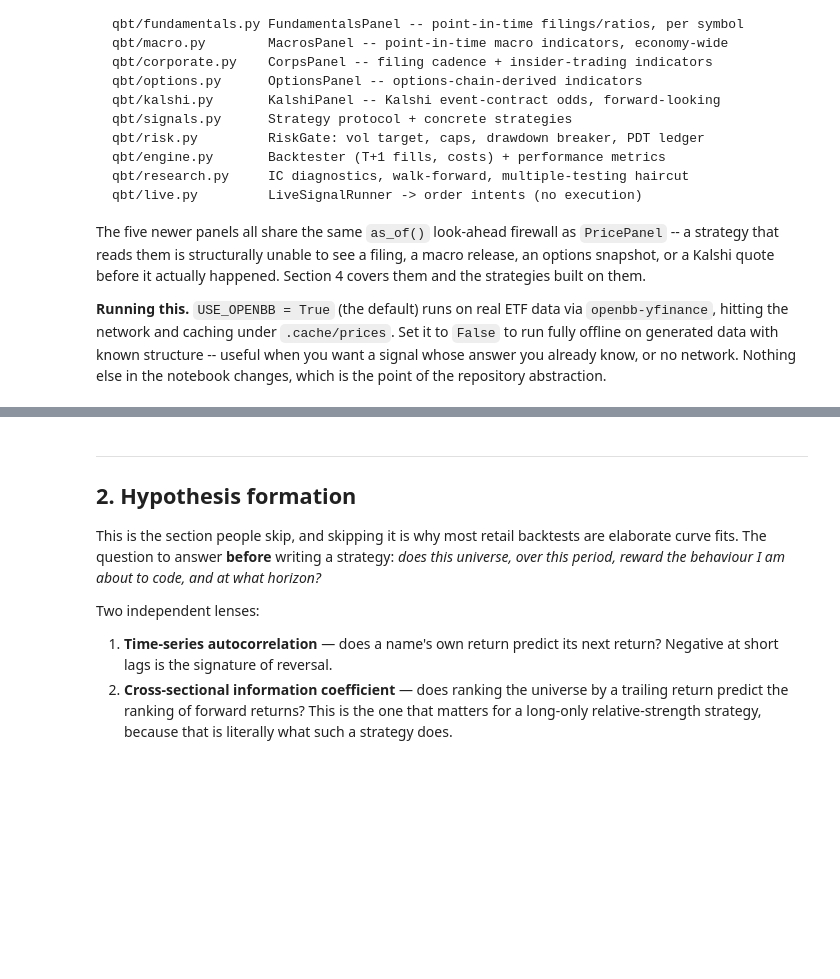
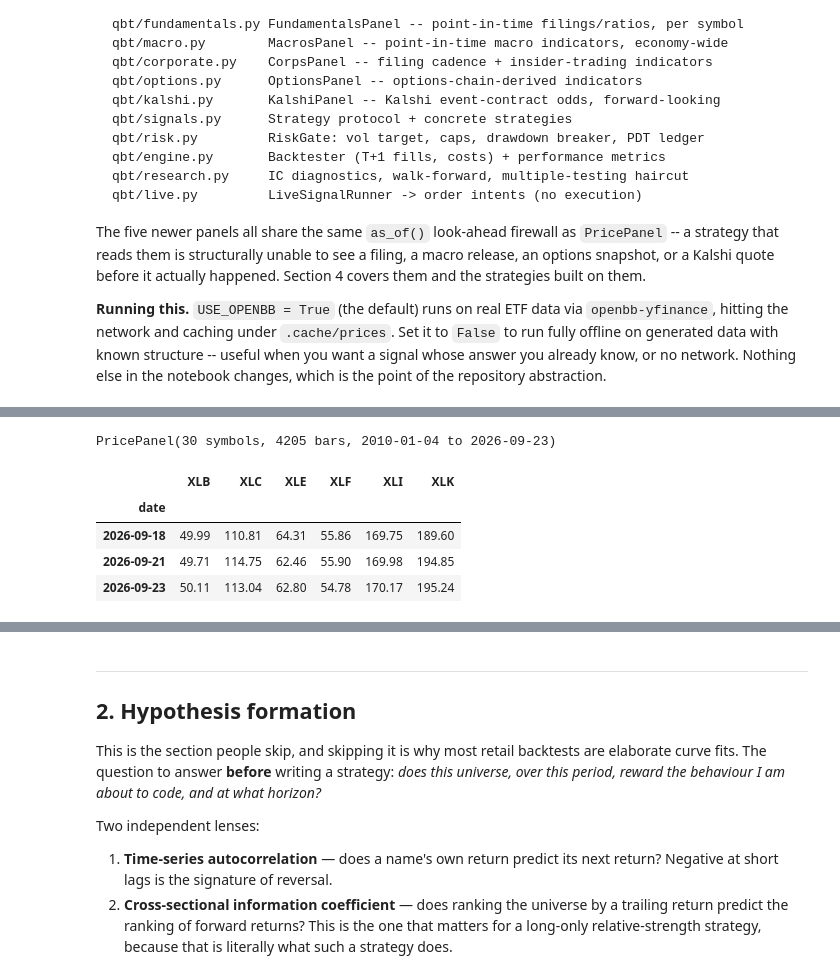
Before and after one commit to datablanklabs/Finance, a Jupyter notebook: research.ipynb, the cells around one changed output, grey strips where cells are left out. Saved outputs shown, nothing was run; the diff lists cells and outputs as text; code cells hidden in the pictures; blank space fills up the shorter version.

```diff
--- a/research.ipynb
+++ b/research.ipynb
@@ -144,33 +159,45 @@ ETFS = [
 # ETF-only universe those two panels can only ever be stand-ins, whatever
 # credentials you hold -- CorpsRepository raises outright ('No Form 4 data
 # was returned for XLK').
 EQUITIES = [
     'AAPL', 'MSFT', 'CSCO',     # tech
     'JNJ', 'PFE',               # healthcare
     'JPM',                      # financials
     'XOM', 'CVX',               # energy
     'PG', 'KO', 'WMT',          # staples
     'HD',                       # discretionary
 ]
 
 UNIVERSE = ETFS + EQUITIES
 BENCHMARK = 'SPY'
 
 if USE_OPENBB:
     repo = OpenBBRepository(provider=PROVIDER, cache_dir='.cache/prices')
     panel = repo.fetch(UNIVERSE, START, END)
+    # fetch() drops trailing bars the provider hadn't finished (see the
+    # note above) -- read it now, before the benchmark fetch overwrites it.
+    for _d, _syms in repo.last_trimmed:
+        print(f'dropped incomplete bar {_d.date()}: no close yet for '
+              f'{len(_syms)} symbol(s) -- panel ends on the last complete bar')
     bench = repo.fetch([BENCHMARK], START, END)
 else:
     # Structure is known here, which is what makes it useful for validation:
     # persistent expected returns produce cross-sectional momentum, and the
     # negative lag-1 term produces short-horizon reversal.
     repo = SyntheticRepository(n_symbols=18, seed=42, mu_persistence=0.98,
                               mu_scale=0.0003, reversal_theta=0.10)
     panel = repo.fetch(start=START, end=END)
     bench = None
 
 print(panel.describe())
 panel.close.tail(3).iloc[:, :6].round(2)
+# %% [output]
+PricePanel(30 symbols, 4205 bars, 2010-01-04 to 2026-09-23)
+|  | XLB | XLC | XLE | XLF | XLI | XLK |
+| date |  |  |  |  |  |  |
+| 2026-09-18 | 49.99 | 110.81 | 64.31 | 55.86 | 169.75 | 189.60 |
+| 2026-09-21 | 49.71 | 114.75 | 62.46 | 55.90 | 169.98 | 194.85 |
+| 2026-09-23 | 50.11 | 113.04 | 62.80 | 54.78 | 170.17 | 195.24 |
 # %%
 # Sanity-check the data before trusting anything downstream. Cheap, and it
 # catches provider problems that would otherwise look like alpha.
```
Also changed, not shown: parts of 37 cells of this notebook, 5 other files.
